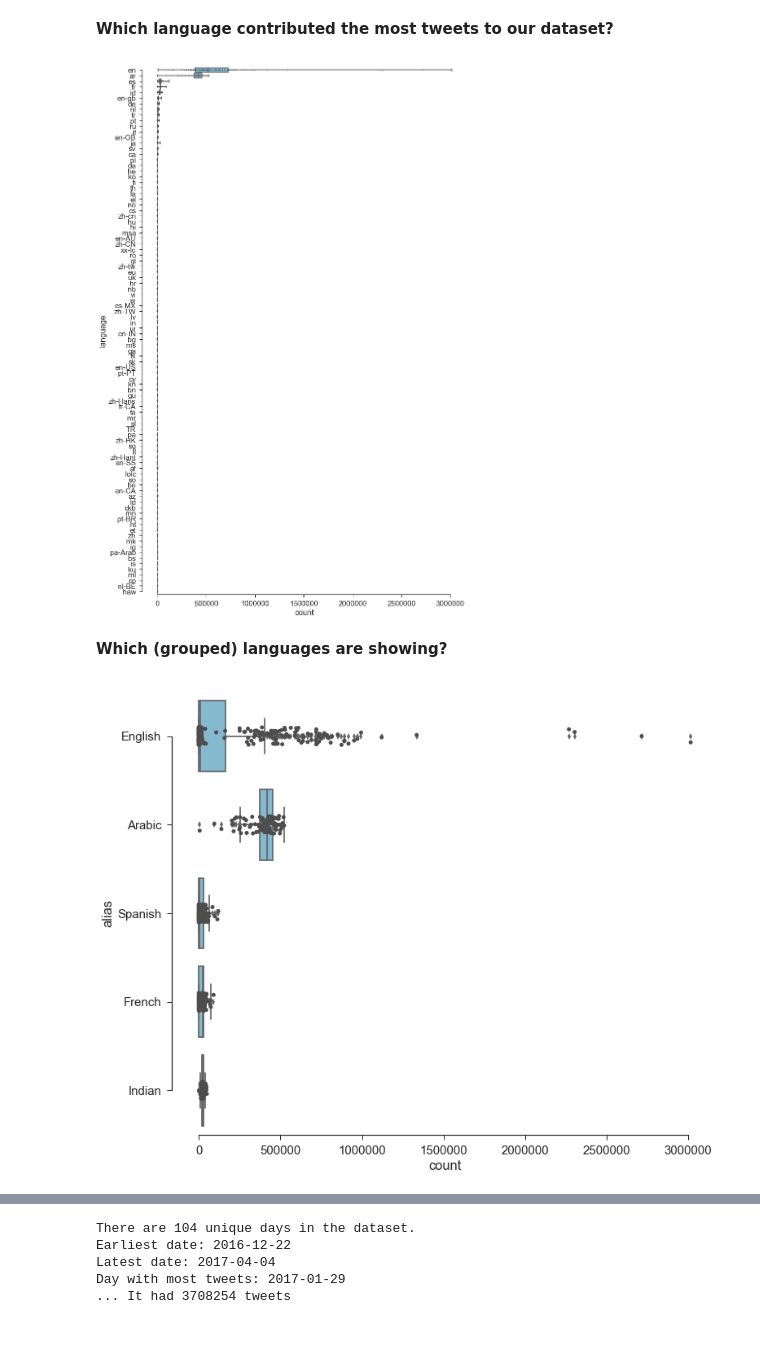
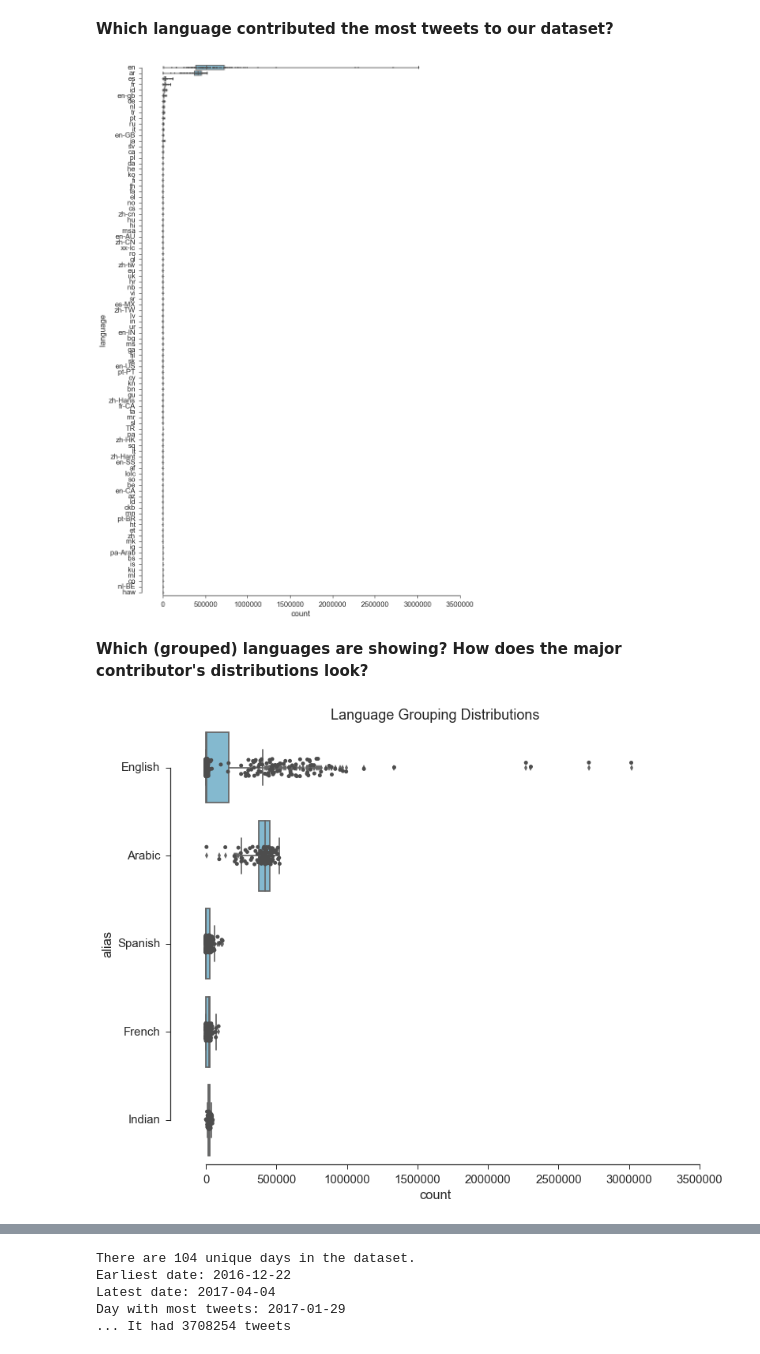
Before and after one commit to ryan-p-larson/gviz, a Jupyter notebook: notebooks/report-4-13-initial.ipynb, the cells around one changed output, grey strips where cells are left out. Cells and saved outputs as stored; diff of their text form; code cells hidden in the pictures.

```diff
--- a/notebooks/report-4-13-initial.ipynb
+++ b/notebooks/report-4-13-initial.ipynb
@@ -55,12 +65,15 @@ ax = sns.boxplot(x='count', y='language', data=lang_df,
 
 sns.stripplot(x='count', y='language', data=lang_df,
               order=language_total_count.language.tolist(),
-             color='.3', linewidth=0, size=2)
+             color='.3', linewidth=0, size=3)
+
+# cleaner
+plt.xlim((-250000))
 
 #ax.set_xscale('log')
 sns.despine(trim=True)
 # %% [output]
-[figure, old version]
+[figure, new version]
 # %%
 ### Aliases
 
@@ -96,7 +109,8 @@ alias_total_count = alias_df[['alias', 'count']].groupby('alias').agg('sum')
 # ...Sorted in order
 alias_total_count = alias_total_count.reset_index().sort_values('count', ascending=False)
 # %% [markdown]
-**Which (grouped) languages are showing?**
+**Which (grouped) languages are showing?
+How does the major contributor's distributions look?**
 # %%
 ### Ban day
 
@@ -111,16 +125,22 @@ lang_df['ban_day'] = lang_df.day.map(assign_ban_day)
 # %%
 plt.figure(figsize=(12, 10))
 
 ax = sns.boxplot(x='count', y='alias', data=alias_df,
                  order=alias_total_count.alias.tolist(),
                  color="c")
 
 sns.stripplot(x='count', y='alias', data=alias_df,
               order=alias_total_count.alias.tolist(),
              color='.3', linewidth=0,
               size=5, jitter=True)
 
+# Cleaner
+plt.xlim((-250000, 3500000))
+
+# title
+plt.title('Language Grouping Distributions')
+
 #ax.set_xscale('log')
 sns.despine(trim=True)
 # %% [output]
-[figure, old version]
+[figure, new version]
```
Also changed, not shown: parts of 21 cells of this notebook.
